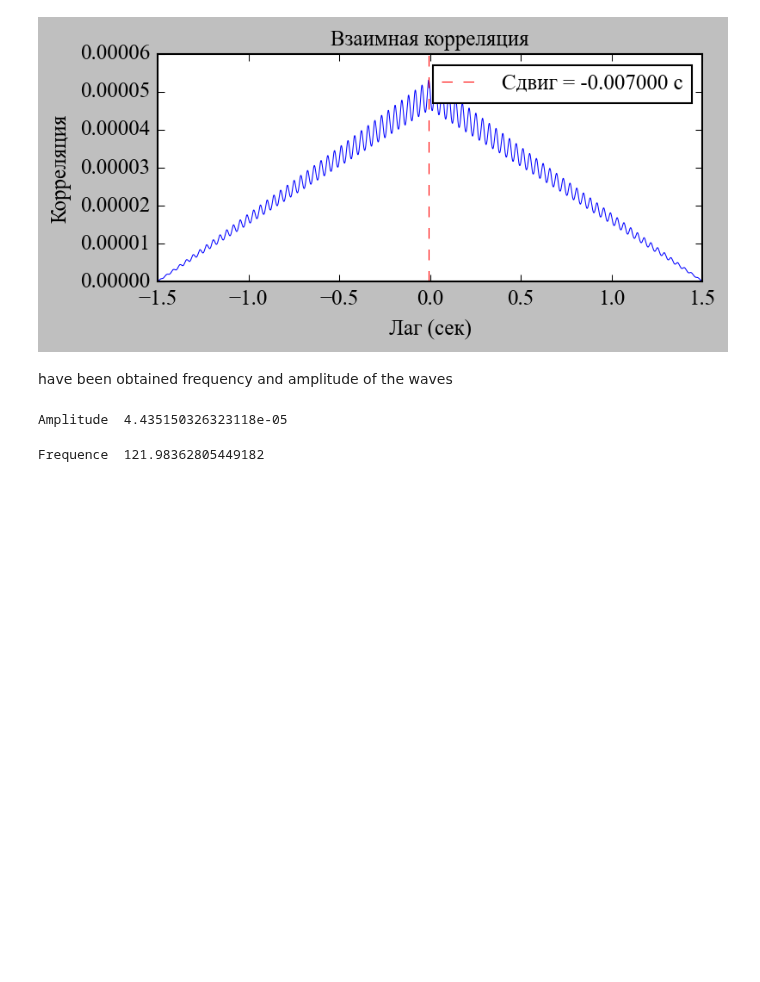
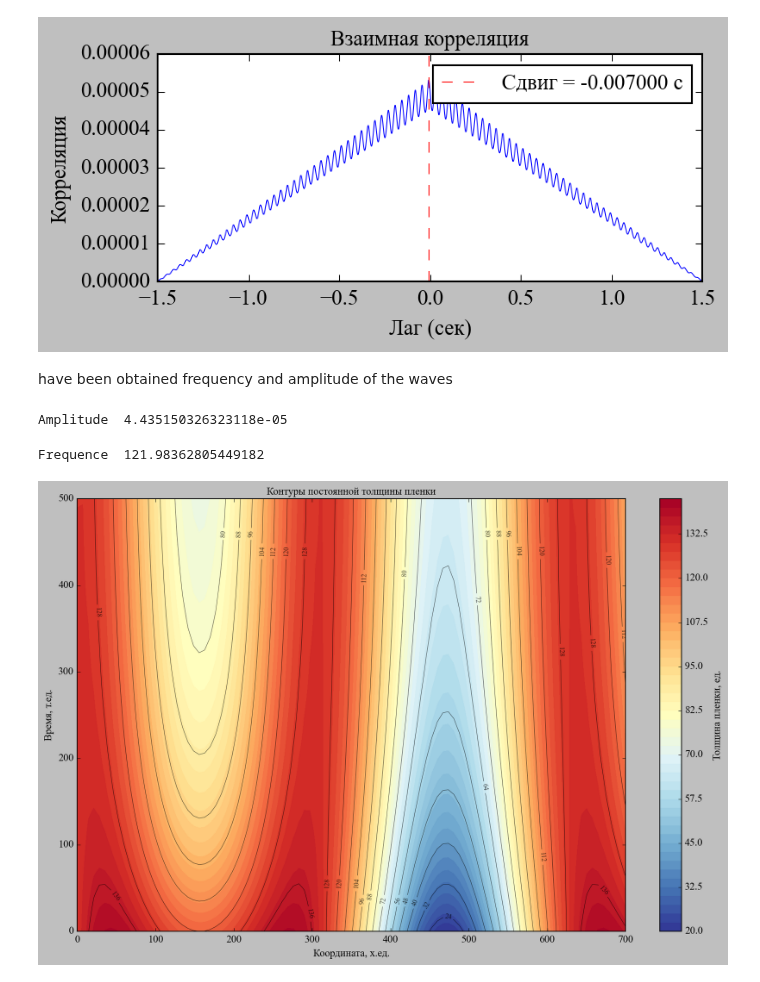
Before and after one commit to UlyanaGru/Fourier, a Jupyter notebook: postprocessing_mesh11.ipynb, the cells around one changed output. Saved outputs shown, nothing was run; the diff lists cells and outputs as text; code cells hidden in the pictures; blank space fills up the shorter version.

Commit message:
Contours of constant film thickness

```diff
--- a/postprocessing_mesh11.ipynb
+++ b/postprocessing_mesh11.ipynb
@@ -349,3 +349,30 @@ Amplitude  4.435150326323118e-05
 print('Frequence ',dominant_wavelengths(deltaxdistr, dxmesh, top_n=1, max_lambda=None)[2])
 # %% [output]
 Frequence  121.98362805449182
+# %%
+import matplotlib.pyplot as plt
+import numpy as np
+
+# Данные
+x = np.linspace(0, 700, 100)
+t = np.linspace(0, 500, 100)
+X, T = np.meshgrid(x, t)
+thickness = 100 + 50 * np.sin(X/100) * np.exp(-T/200) + 30 * np.cos(X/50)
+
+fig, ax = plt.subplots(figsize=(12, 8))
+
+# Контуры постоянной толщины
+contour = ax.contour(X, T, thickness, levels=15, colors='black', alpha=0.7)
+ax.clabel(contour, inline=True, fontsize=8)
+
+# Цветовая заливка
+im = ax.contourf(X, T, thickness, levels=50, cmap='RdYlBu_r')
+
+plt.colorbar(im, label='Толщина пленки, ед.')
+ax.set_xlabel('Координата, x.ед.')
+ax.set_ylabel('Время, т.ед.')
+ax.set_title('Контуры постоянной толщины пленки')
+plt.tight_layout()
+plt.show()
+# %% [output]
+[figure, added]
```
Also changed, not shown: parts of 8 cells of this notebook, 4 other files.
